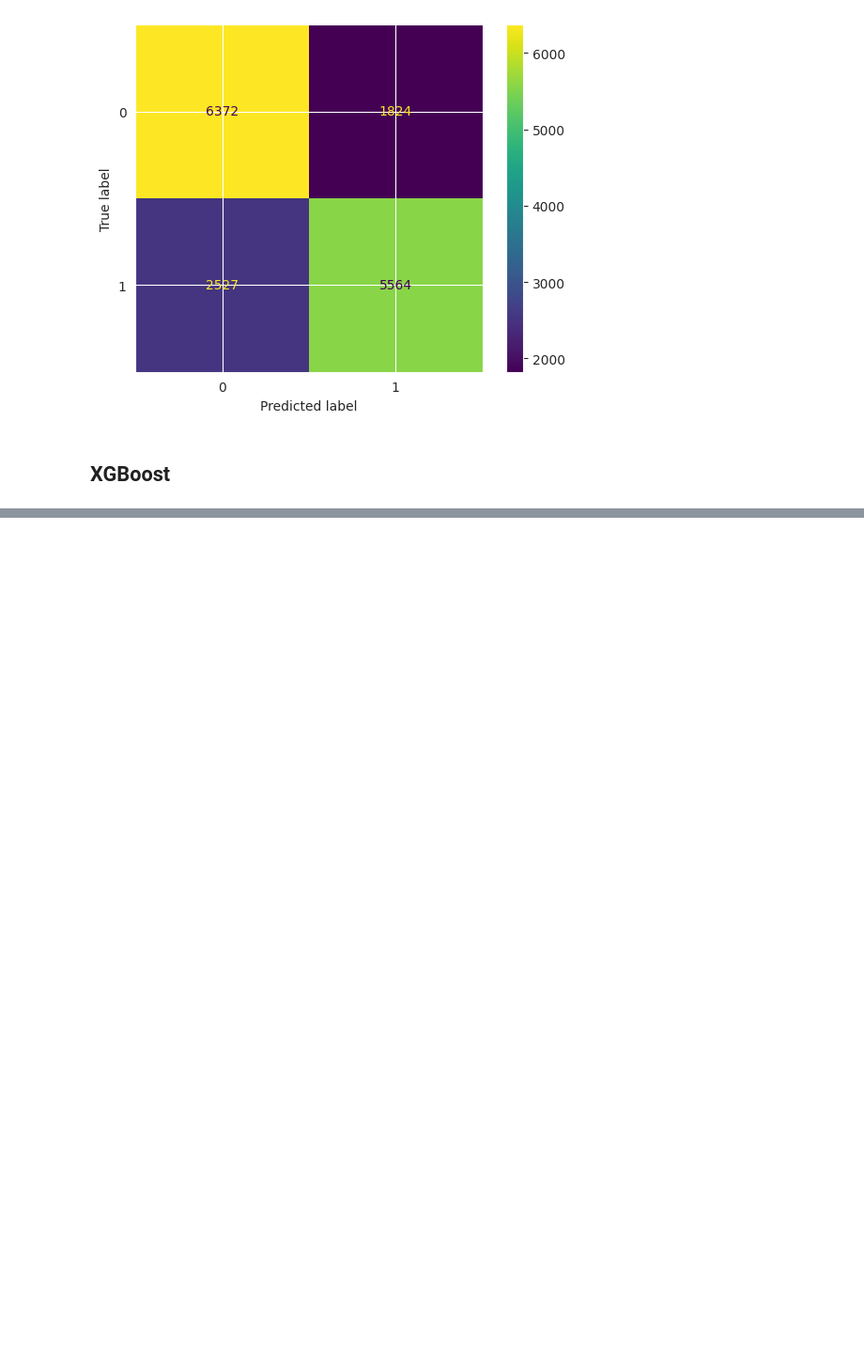
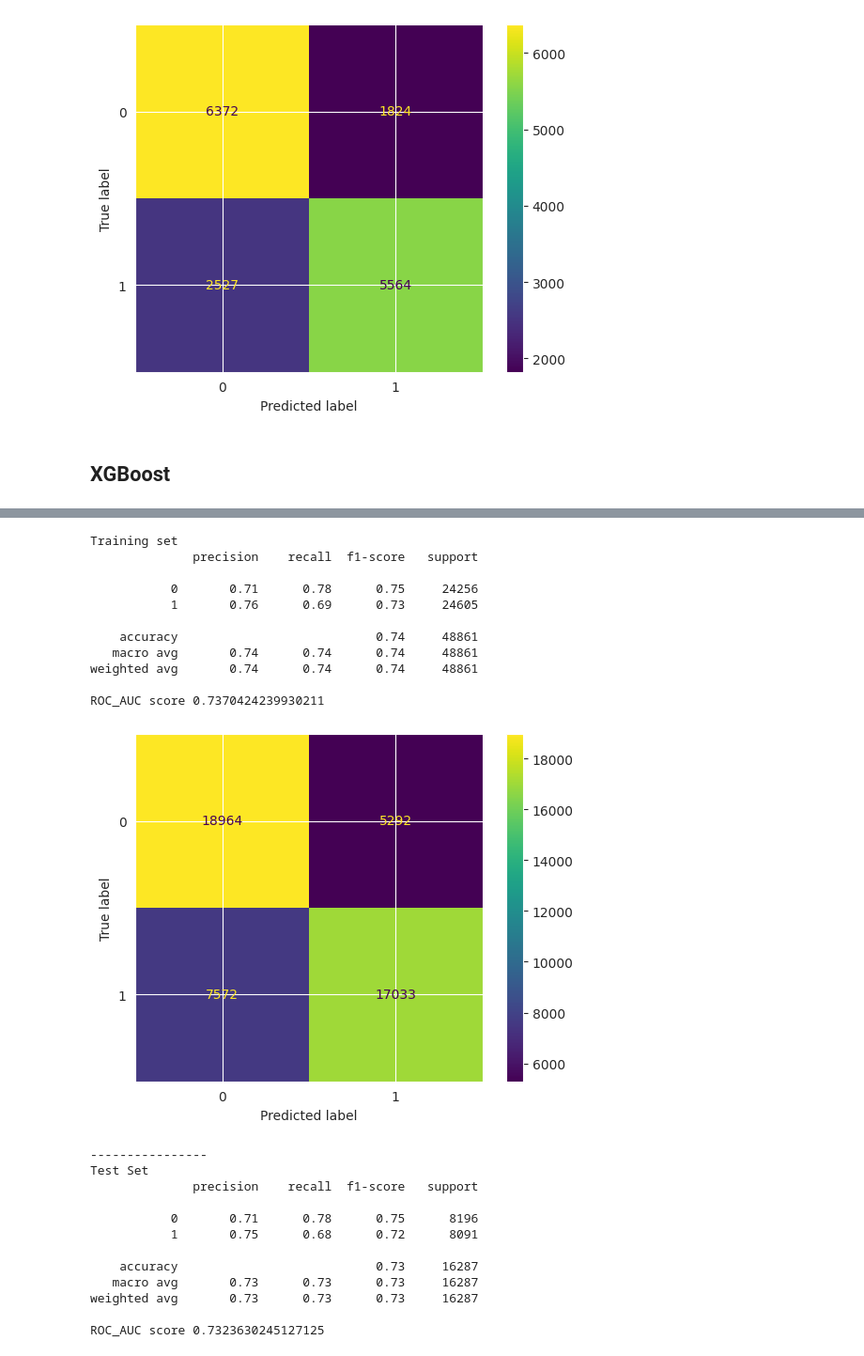
Before and after one commit to Dhairya-Arora01/Cardio-disease-predictor, a Jupyter notebook: cardio.ipynb, the cells around one changed output, grey strips where cells are left out. Shown: that part at 94% size. Drawn from its saved outputs; the diff is of its cells as text; code cells hidden in the pictures; blank space fills up the shorter version.

```diff
--- a/cardio.ipynb
+++ b/cardio.ipynb
@@ -488,0 +496,9 @@ ROC_AUC score 0.734567089438168
+# %%
+xgb_param_grid = {
+    'max_depth': [3, 6, 9],
+    'learning_rate': [0.01, 0.5],
+    'subsample': [0.1, 1],
+}
+# %%
+xgb_grid = GridSearchCV(XGBClassifier(), xgb_param_grid, cv=5, n_jobs=-1)
+xgb_grid.fit(X_train_scaled, y_train)
@@ -488,0 +527,3 @@ ROC_AUC score 0.734567089438168
+# %%
+xgb_best = XGBClassifier(max_depth=6, learning_rate=0.01, subsample=0.1, random_state=28)
+xgb_best.fit(X_train_scaled, y_train)
@@ -488,0 +542,27 @@ ROC_AUC score 0.734567089438168
+# %%
+evaluate_model(xgb_best, X_train_scaled, X_test_scaled, y_train, y_test)
+# %% [output]
+Training set
+              precision    recall  f1-score   support
+
+           0       0.71      0.78      0.75     24256
+           1       0.76      0.69      0.73     24605
+
+    accuracy                           0.74     48861
+   macro avg       0.74      0.74      0.74     48861
+weighted avg       0.74      0.74      0.74     48861
+
+ROC_AUC score 0.7370424239930211
+[figure, added]
+----------------
+Test Set
+              precision    recall  f1-score   support
+
+           0       0.71      0.78      0.75      8196
+           1       0.75      0.68      0.72      8091
+
+    accuracy                           0.73     16287
+   macro avg       0.73      0.73      0.73     16287
+weighted avg       0.73      0.73      0.73     16287
+
+ROC_AUC score 0.7323630245127125
```
Also changed, not shown: parts of 17 cells of this notebook.
